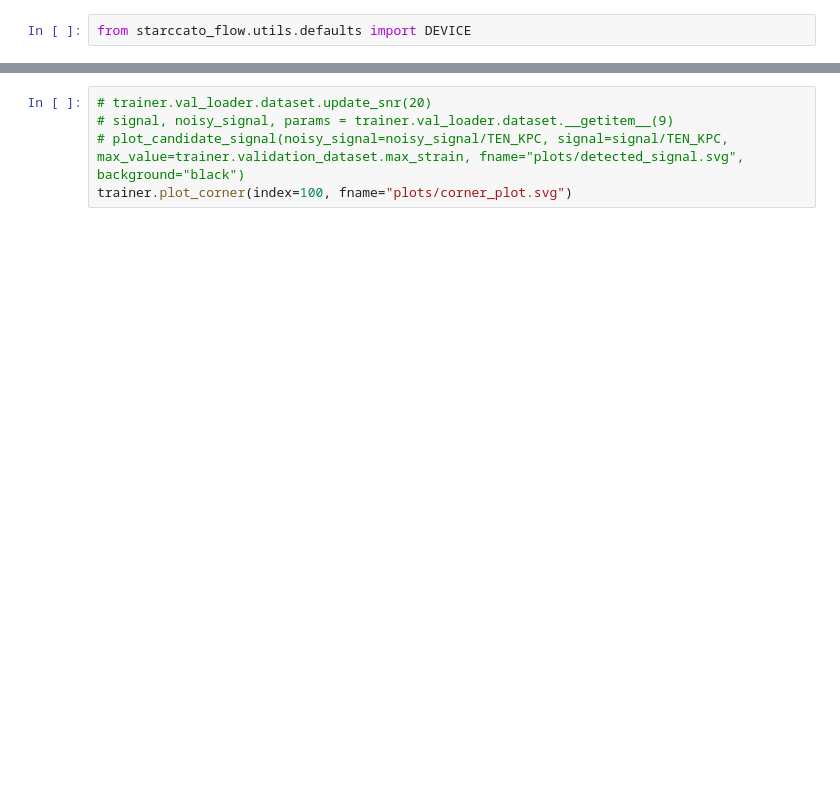
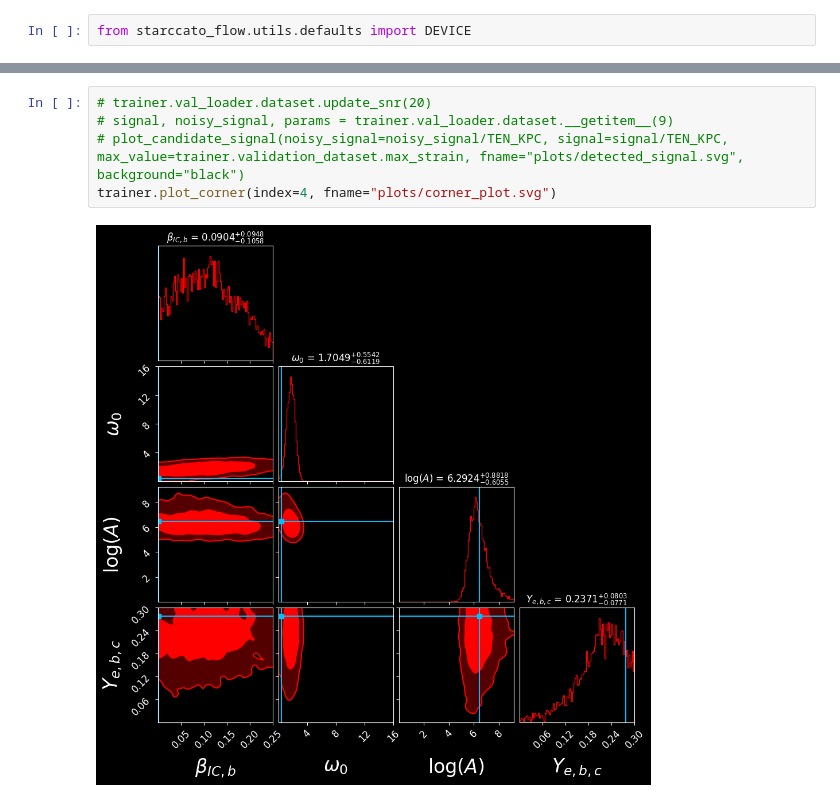
Before and after one commit to starccato/starccato-flow, a Jupyter notebook: train_flow_matching.ipynb, the cells around one changed output, grey strips where cells are left out. Cells and saved outputs as stored; diff of their text form; blank space fills up the shorter version.

```diff
--- a/train_flow_matching.ipynb
+++ b/train_flow_matching.ipynb
@@ -45,7 +84,9 @@ trainer.display_results()
 # %%
 # trainer.val_loader.dataset.update_snr(20)
 # signal, noisy_signal, params = trainer.val_loader.dataset.__getitem__(9)
 # plot_candidate_signal(noisy_signal=noisy_signal/TEN_KPC, signal=signal/TEN_KPC, max_value=trainer.validation_dataset.max_strain, fname="plots/detected_signal.svg", background="black")
-trainer.plot_corner(index=100, fname="plots/corner_plot.svg")
+trainer.plot_corner(index=4, fname="plots/corner_plot.svg")
+# %% [output]
+[figure, added]
 # %%
 # Sampling - Parameter Estimation from Test Signals
```
Also changed, not shown: parts of 6 cells of this notebook, 2 other files.
